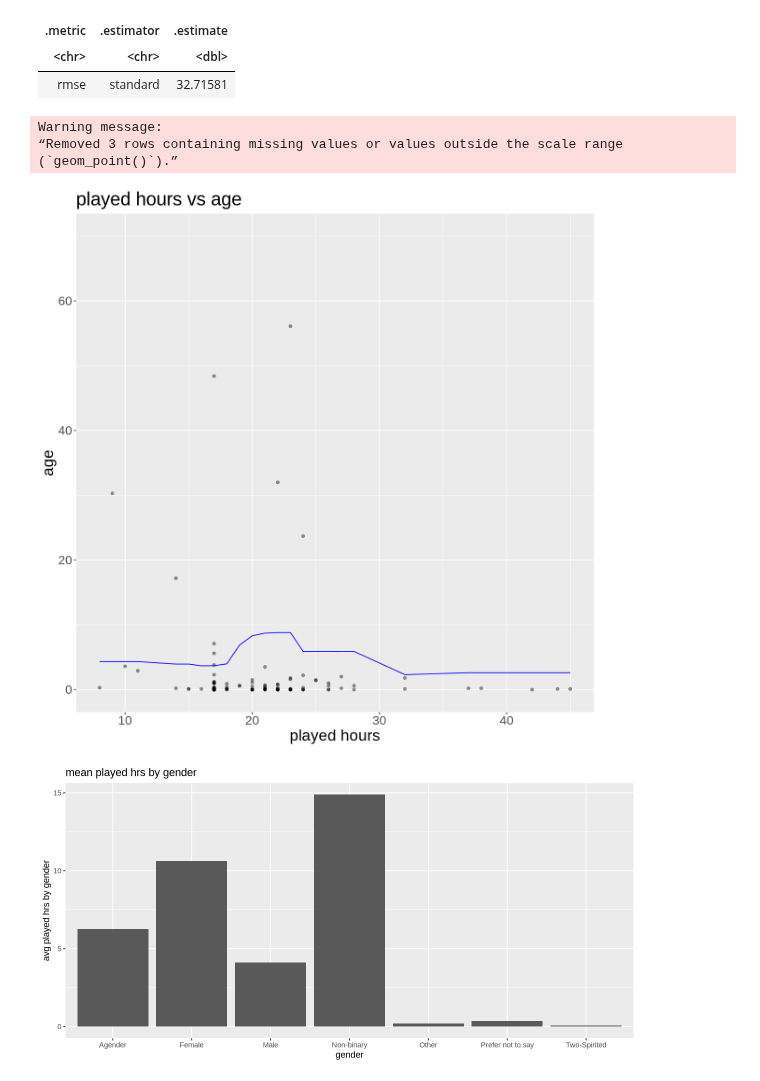
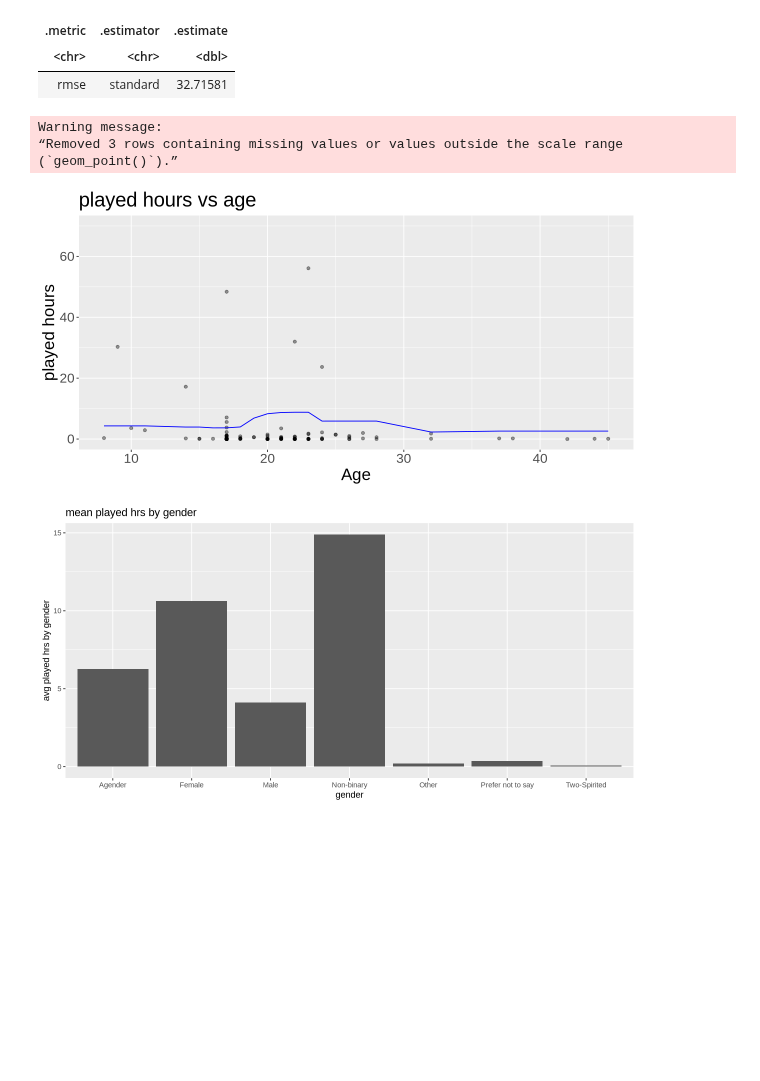
Before and after one commit to AnaSri-DSCI/dsci-100-2025-group-005-18, a Jupyter notebook: DSCI_Final_Project.ipynb, the cells around one changed output. Cells and saved outputs as stored; diff of their text form; code cells hidden in the pictures; blank space fills up the shorter version.

```diff
--- a/DSCI_Final_Project.ipynb
+++ b/DSCI_Final_Project.ipynb
@@ -255,26 +255,26 @@ A tibble: 1 × 3
 # %%
 players_training_clean <- players_training |>
     drop_na(Age)
 players_pred <- players_best_fit |>
     predict(players_training_clean) |>
     bind_cols(players_training_clean)
 
 lm_predictions <- players_pred |>
     ggplot(aes(x = Age, y = played_hours)) +
         geom_point(alpha = 0.4) +
         geom_line(mapping = aes(x = Age, y = .pred), color = "blue") +
-        xlab("played hours") +
-        ylab("age") +
+        xlab("Age") +
+        ylab("played hours") +
         ggtitle("played hours vs age") +
         theme(text = element_text(size = 20)) +
         ylim(0,70)
 
 lm_predictions
 # %% [output]
 Warning message:
 “Removed 3 rows containing missing values or values outside the scale range
 (`geom_point()`).”
-[figure, old version]
+[figure, new version]
 # %%
 played_hrs_mean_gender <- players |>
     select(gender, played_hours) |>
```
